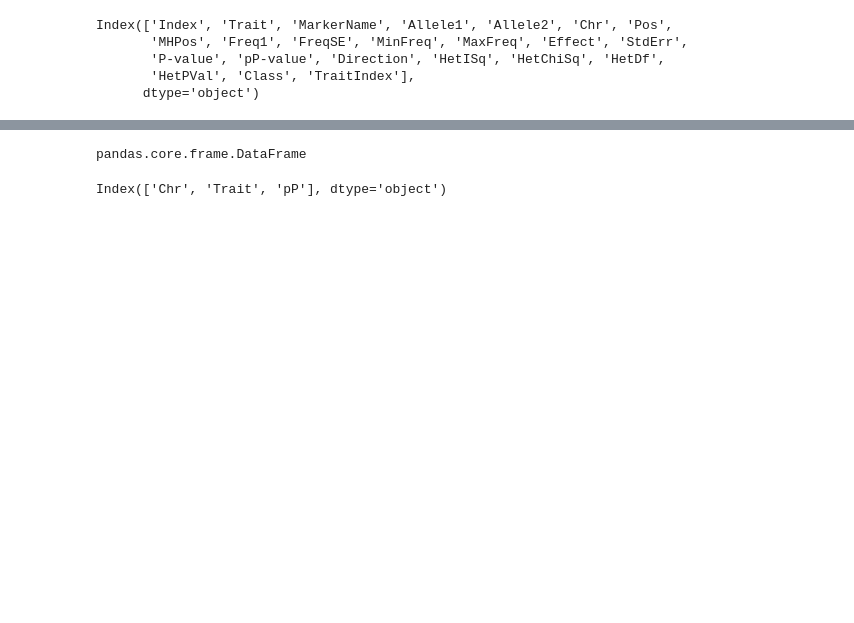
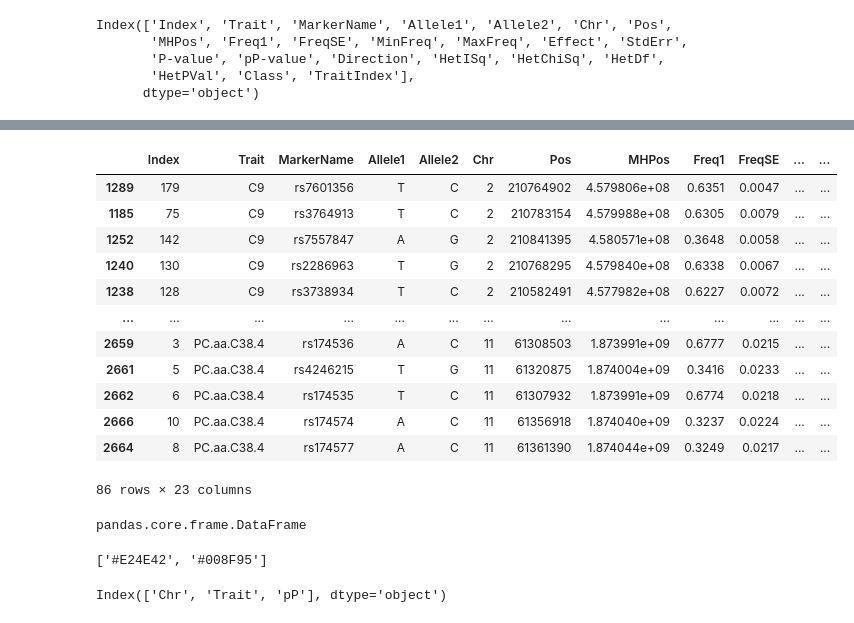
Before and after one commit to Adonyo-Emmanuel/Novel-Data-Visualisation-for-GWAS-Datasets, a Jupyter notebook: 3D_Manhattan_Plot.ipynb, the cells around one changed output, grey strips where cells are left out. Cells and saved outputs as stored; diff of their text form; code cells hidden in the pictures; blank space fills up the shorter version.

```diff
--- a/3D_Manhattan_Plot.ipynb
+++ b/3D_Manhattan_Plot.ipynb
@@ -335,3 +356,23 @@ GWASummaryStatisticsDF[['MHPos','pP-value','TraitIndex',]]
+# %%
+significant_Pval_DF = GWASummaryStatisticsDF['pP-value'] >= 100
+# %%
+significant_Pval = GWASummaryStatisticsDF[significant_Pval_DF]
+# %%
+significant_Pval
+# %% [output]
+|  | Index | Trait | MarkerName | Allele1 | Allele2 | Chr | Pos | MHPos | Freq1 | FreqSE | ... | ... |
+| 1289 | 179 | C9 | rs7601356 | T | C | 2 | 210764902 | 4.579806e+08 | 0.6351 | 0.0047 | ... | ... |
+| 1185 | 75 | C9 | rs3764913 | T | C | 2 | 210783154 | 4.579988e+08 | 0.6305 | 0.0079 | ... | ... |
+| 1252 | 142 | C9 | rs7557847 | A | G | 2 | 210841395 | 4.580571e+08 | 0.3648 | 0.0058 | ... | ... |
+| 1240 | 130 | C9 | rs2286963 | T | G | 2 | 210768295 | 4.579840e+08 | 0.6338 | 0.0067 | ... | ... |
+| 1238 | 128 | C9 | rs3738934 | T | C | 2 | 210582491 | 4.577982e+08 | 0.6227 | 0.0072 | ... | ... |
+| ... | ... | ... | ... | ... | ... | ... | ... | ... | ... | ... | ... | ... |
+| 2659 | 3 | PC.aa.C38.4 | rs174536 | A | C | 11 | 61308503 | 1.873991e+09 | 0.6777 | 0.0215 | ... | ... |
+| 2661 | 5 | PC.aa.C38.4 | rs4246215 | T | G | 11 | 61320875 | 1.874004e+09 | 0.3416 | 0.0233 | ... | ... |
+| 2662 | 6 | PC.aa.C38.4 | rs174535 | T | C | 11 | 61307932 | 1.873991e+09 | 0.6774 | 0.0218 | ... | ... |
+| 2666 | 10 | PC.aa.C38.4 | rs174574 | A | C | 11 | 61356918 | 1.874040e+09 | 0.3237 | 0.0224 | ... | ... |
+| 2664 | 8 | PC.aa.C38.4 | rs174577 | A | C | 11 | 61361390 | 1.874044e+09 | 0.3249 | 0.0217 | ... | ... |
+86 rows × 23 columns
 # %%
 type(AxesDF)
 # %% [output]
@@ -339,3 +382,7 @@ pandas.core.frame.DataFrame
+# %%
+print(colors)
+# %% [output]
+['#E24E42', '#008F95']
 # %%
 AxesDF.columns
 # %% [output]
```
Also changed, not shown: parts of 84 cells of this notebook, 1 other file.
